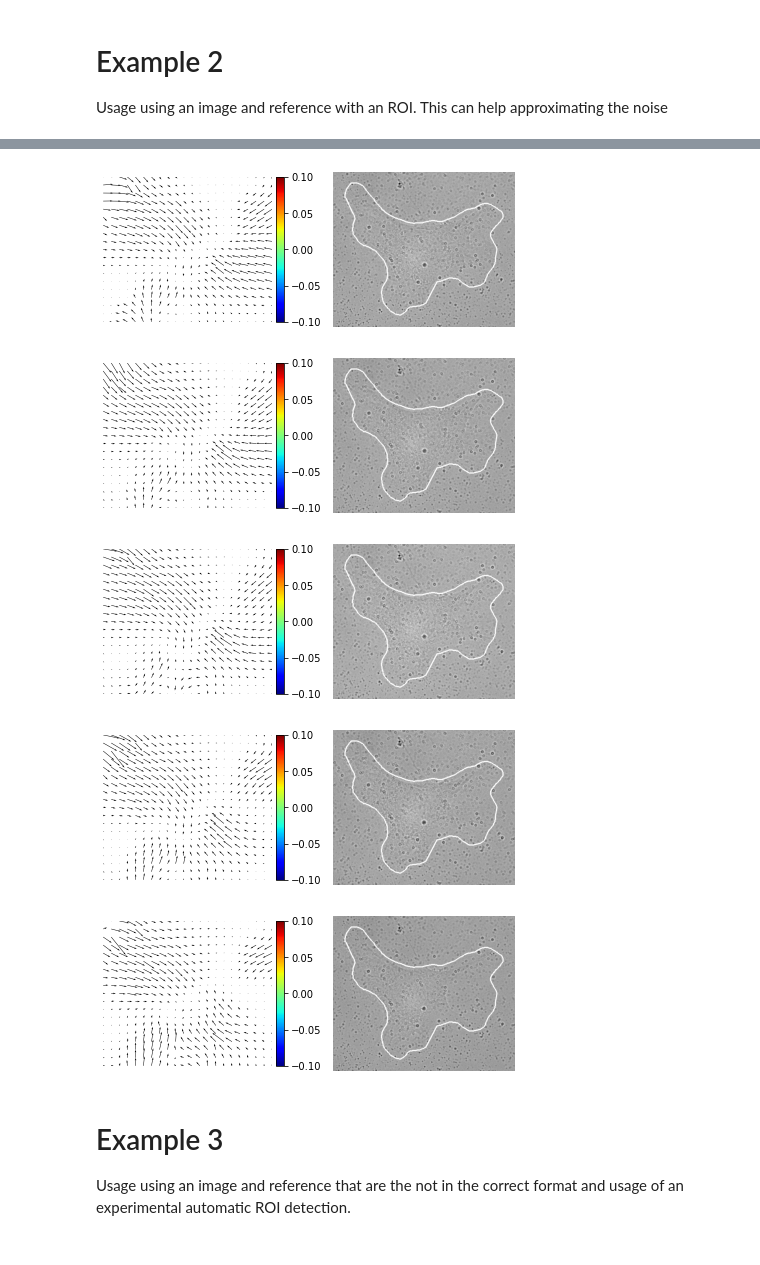
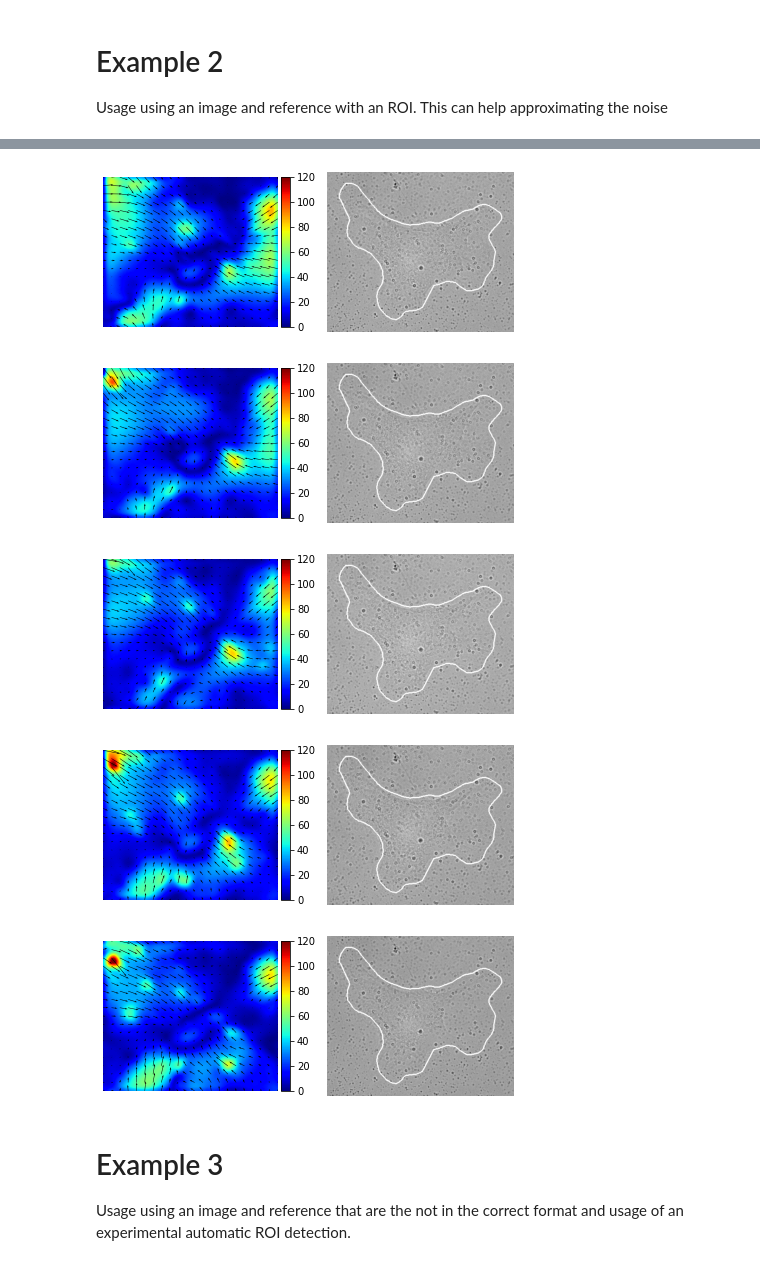
Before and after one commit to rg314/pytraction, a Jupyter notebook: scripts/usage.ipynb, the cells around one changed output, grey strips where cells are left out. Saved outputs shown, nothing was run; the diff lists cells and outputs as text; code cells hidden in the pictures.

```diff
--- a/scripts/usage.ipynb
+++ b/scripts/usage.ipynb
@@ -20,7 +20,5 @@ traction_obj = TractionForce(pix_per_mu, E=E, window_size=32)
 
 img, ref, _ = traction_obj.load_data(img_path, ref_path)
 
-log1 = traction_obj.process_stack(img, ref)
-
-print(log1)
+log1 = traction_obj.process_stack(img, ref, verbose=1)
 # %% [output]
@@ -44,4 +35,4 @@ Parameters
 # %%
 for frame in range(len(log1)):
-    plot(log1, frame=frame, fmax_plot=2.5)
+    plot(log1, frame=frame, vmax=3)
 # %% [output]
@@ -74,7 +65,5 @@ traction_obj = TractionForce(pix_per_mu, E=E, window_size=64)
 
 img, ref, roi = traction_obj.load_data(img_path, ref_path, roi_path)
 
-log2 = traction_obj.process_stack(img, ref, roi=roi)
-
-print(log2)
+log2 = traction_obj.process_stack(img, ref, roi=roi, verbose=1)
 # %% [output]
@@ -98,12 +71,12 @@ Parameters
 # %%
 for frame in range(len(log2)):
-    plot(log2, frame=frame)
+    plot(log2, frame=frame, vmax=120)
 # %% [output]
-[figure, old version]
+[figure, new version]
-[figure, old version]
+[figure, new version]
-[figure, old version]
+[figure, new version]
-[figure, old version]
+[figure, new version]
-[figure, old version]
+[figure, new version]
 # %% [markdown]
 # Example 3
 
```
Also changed, not shown: parts of 6 cells of this notebook, 5 other files.
